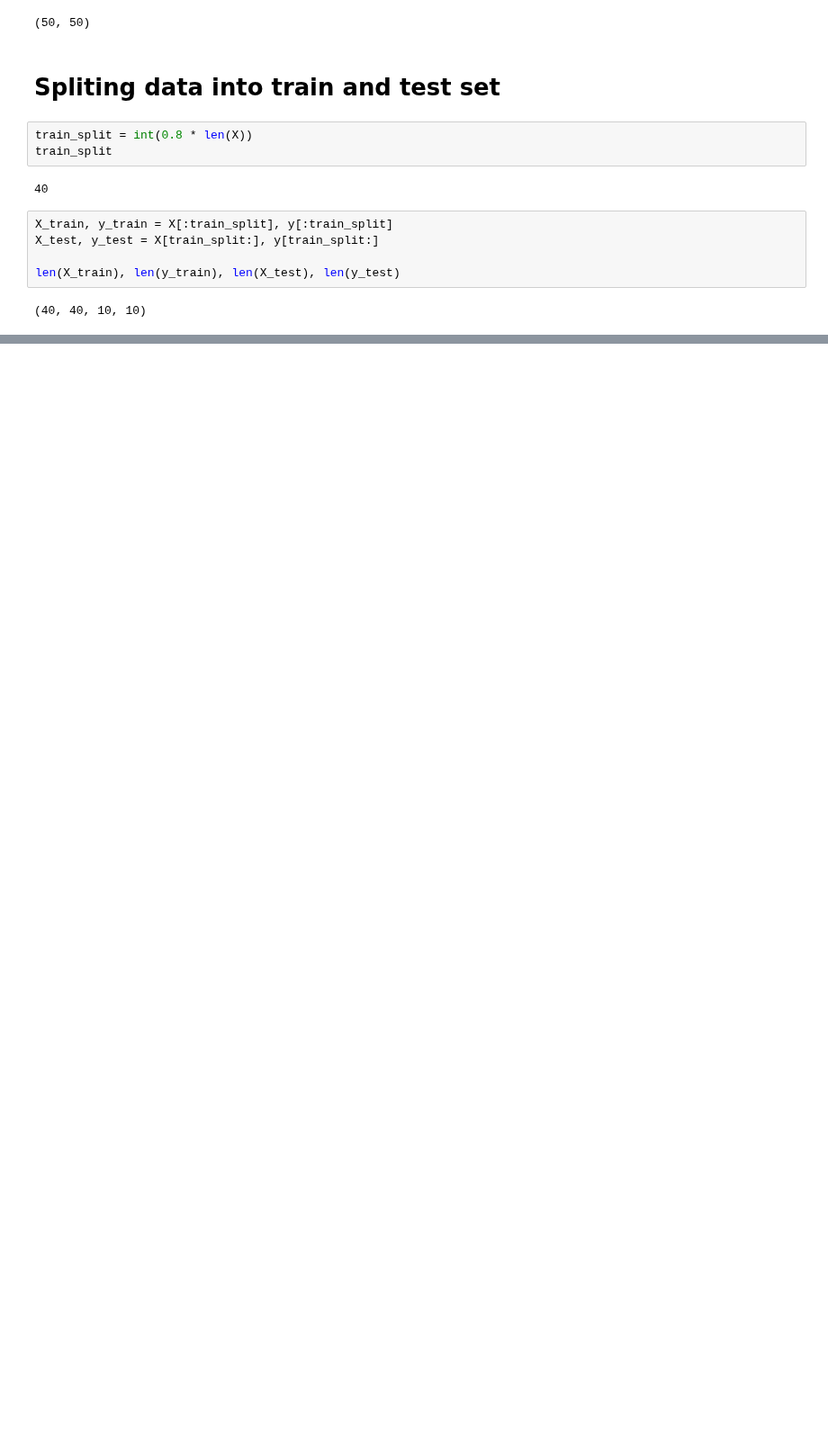
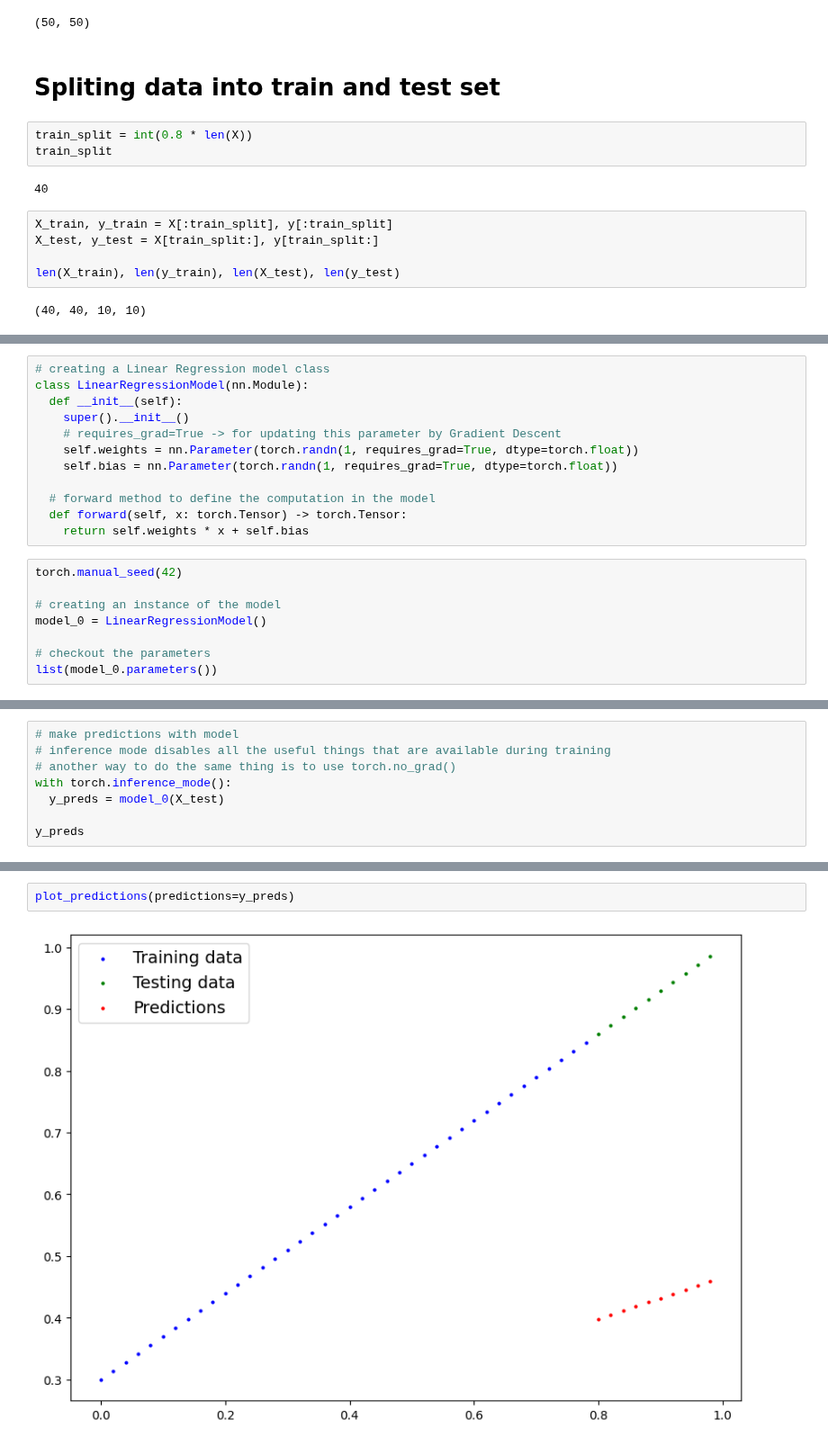
Before and after one commit to Muntasir2179/pytorch-learnig, a Jupyter notebook: 01_pytorch_workflow.ipynb, the cells around one changed output, grey strips where cells are left out. Shown at 90% size. Drawn from its saved outputs; the diff is of its cells as text; blank space fills up the shorter version.

```diff
--- a/01_pytorch_workflow.ipynb
+++ b/01_pytorch_workflow.ipynb
@@ -84,0 +118,20 @@ len(X_train), len(y_train), len(X_test), len(y_test)
+# %%
+# creating a Linear Regression model class
+class LinearRegressionModel(nn.Module):
+  def __init__(self):
+    super().__init__()
+    # requires_grad=True -> for updating this parameter by Gradient Descent
+    self.weights = nn.Parameter(torch.randn(1, requires_grad=True, dtype=torch.float))
+    self.bias = nn.Parameter(torch.randn(1, requires_grad=True, dtype=torch.float))
+
+  # forward method to define the computation in the model
+  def forward(self, x: torch.Tensor) -> torch.Tensor:
+    return self.weights * x + self.bias
+# %%
+torch.manual_seed(42)
+
+# creating an instance of the model
+model_0 = LinearRegressionModel()
+
+# checkout the parameters
+list(model_0.parameters())
@@ -84,0 +153,8 @@ len(X_train), len(y_train), len(X_test), len(y_test)
+# %%
+# make predictions with model
+# inference mode disables all the useful things that are available during training
+# another way to do the same thing is to use torch.no_grad()
+with torch.inference_mode():
+  y_preds = model_0(X_test)
+
+y_preds
@@ -84,0 +172,4 @@ len(X_train), len(y_train), len(X_test), len(y_test)
+# %%
+plot_predictions(predictions=y_preds)
+# %% [output]
+[figure, added]
```
Also changed, not shown: parts of 7 cells of this notebook.
